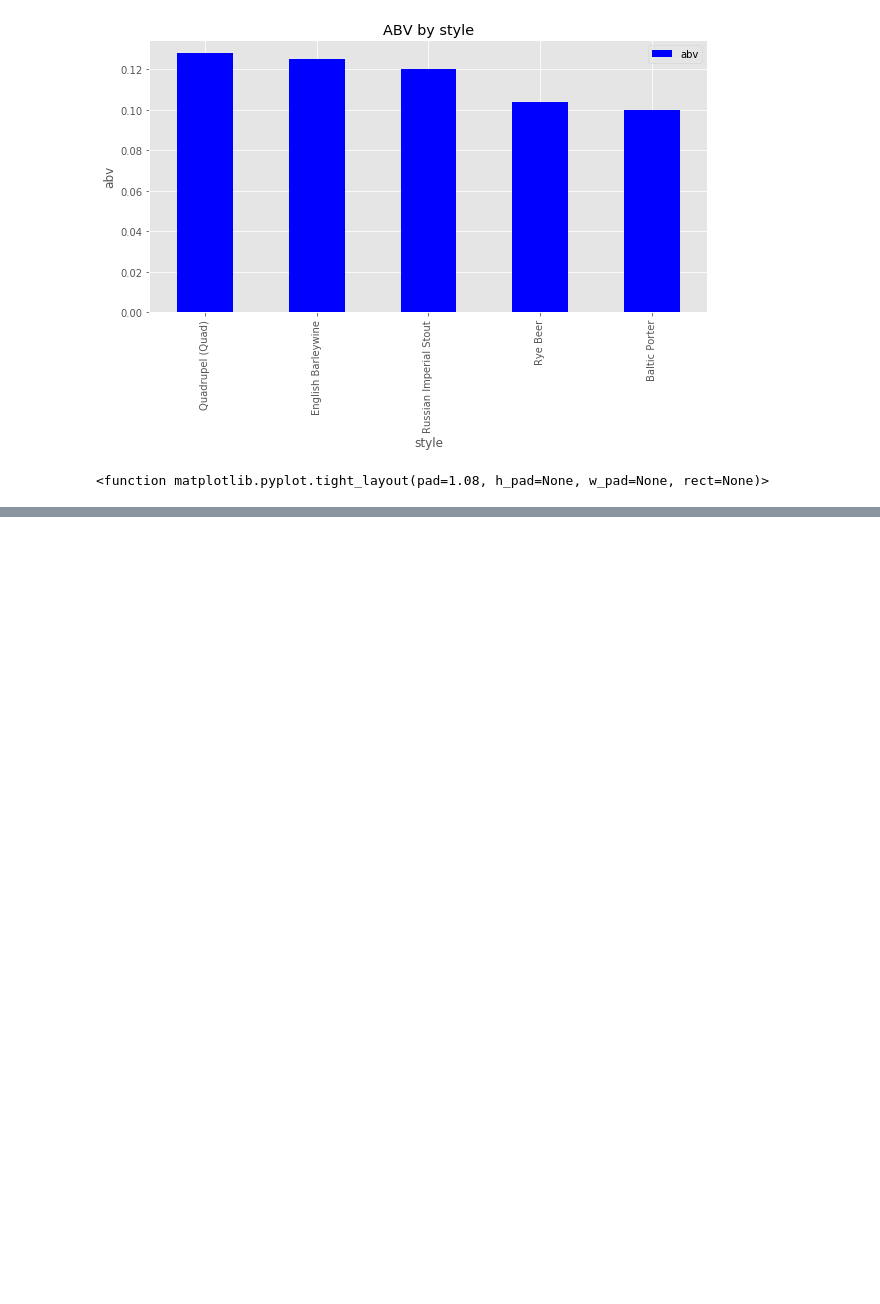
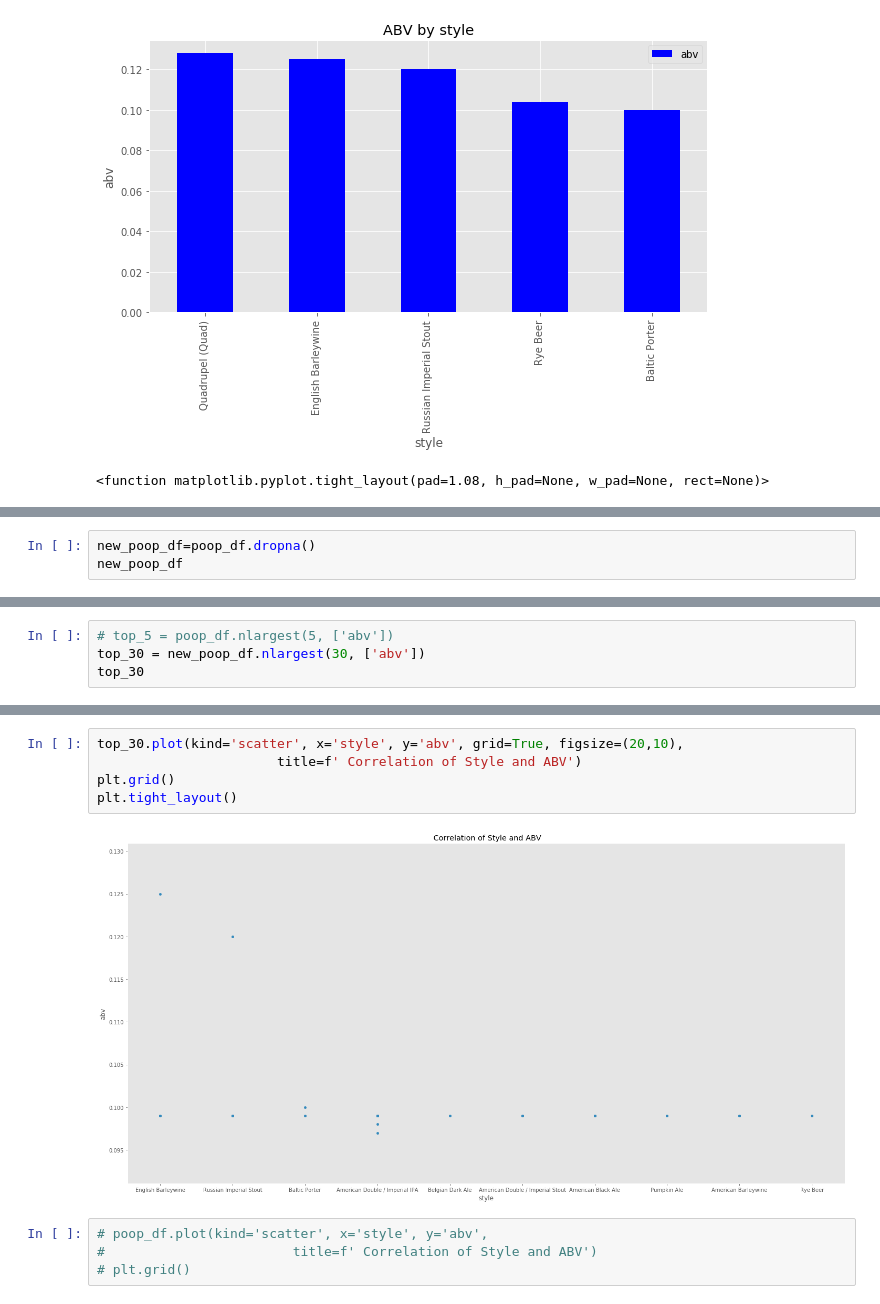
Before and after one commit to ItsGreyedOut/Brewery-Startup, a Jupyter notebook: resources/BeerStyles.ipynb, the cells around one changed output, grey strips where cells are left out. Drawn from its saved outputs; the diff is of its cells as text; blank space fills up the shorter version.

```diff
--- a/resources/BeerStyles.ipynb
+++ b/resources/BeerStyles.ipynb
@@ -267,0 +267,3 @@ TypeError: no numeric data to plot
+# %%
+new_poop_df=poop_df.dropna()
+new_poop_df
@@ -267,0 +301,4 @@ TypeError: no numeric data to plot
+# %%
+# top_5 = poop_df.nlargest(5, ['abv'])
+top_30 = new_poop_df.nlargest(30, ['abv'])
+top_30
@@ -267,0 +323,11 @@ TypeError: no numeric data to plot
+# %%
+top_30.plot(kind='scatter', x='style', y='abv', grid=True, figsize=(20,10),
+                       title=f' Correlation of Style and ABV')
+plt.grid()
+plt.tight_layout()
+# %% [output]
+[figure, added]
+# %%
+# poop_df.plot(kind='scatter', x='style', y='abv',
+#                        title=f' Correlation of Style and ABV')
+# plt.grid()
```
Also changed, not shown: parts of 17 cells of this notebook.
